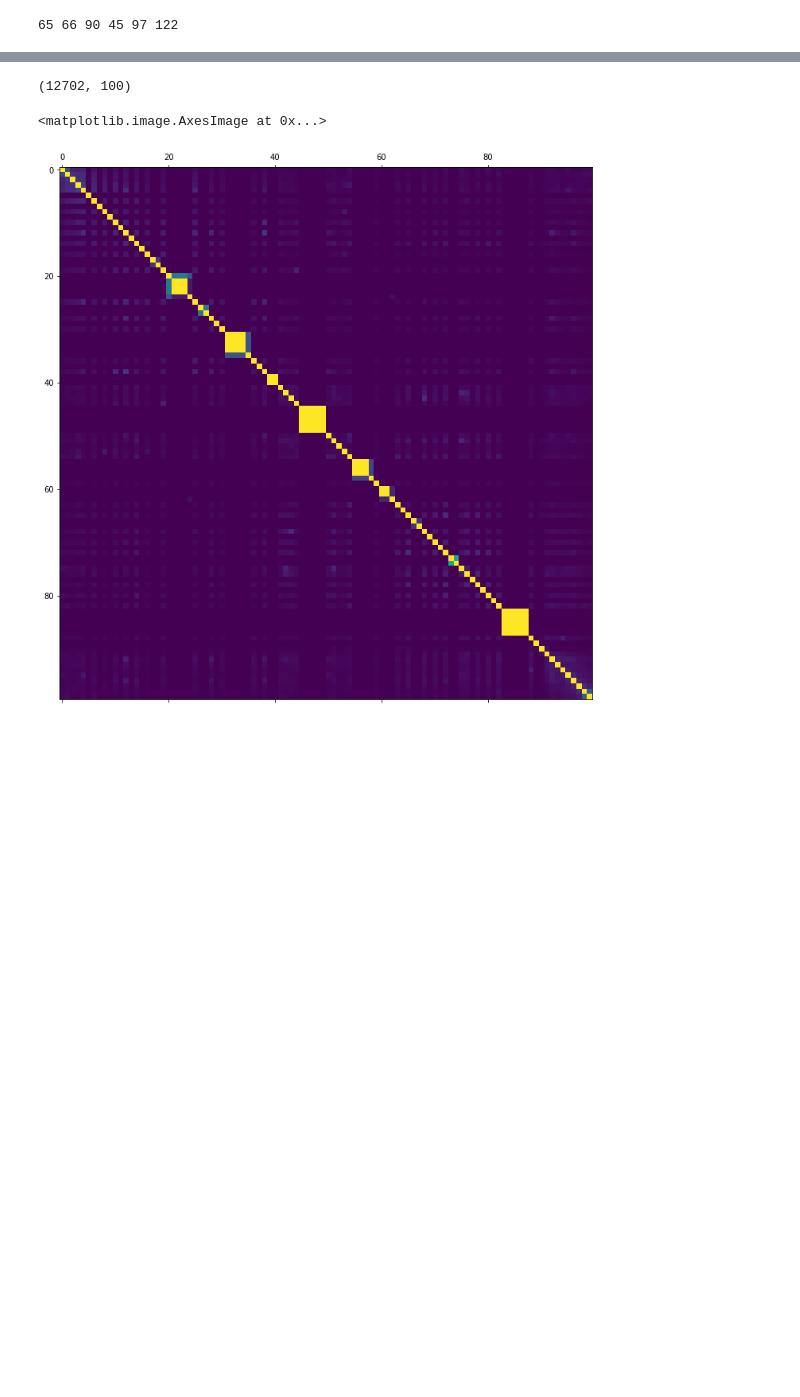
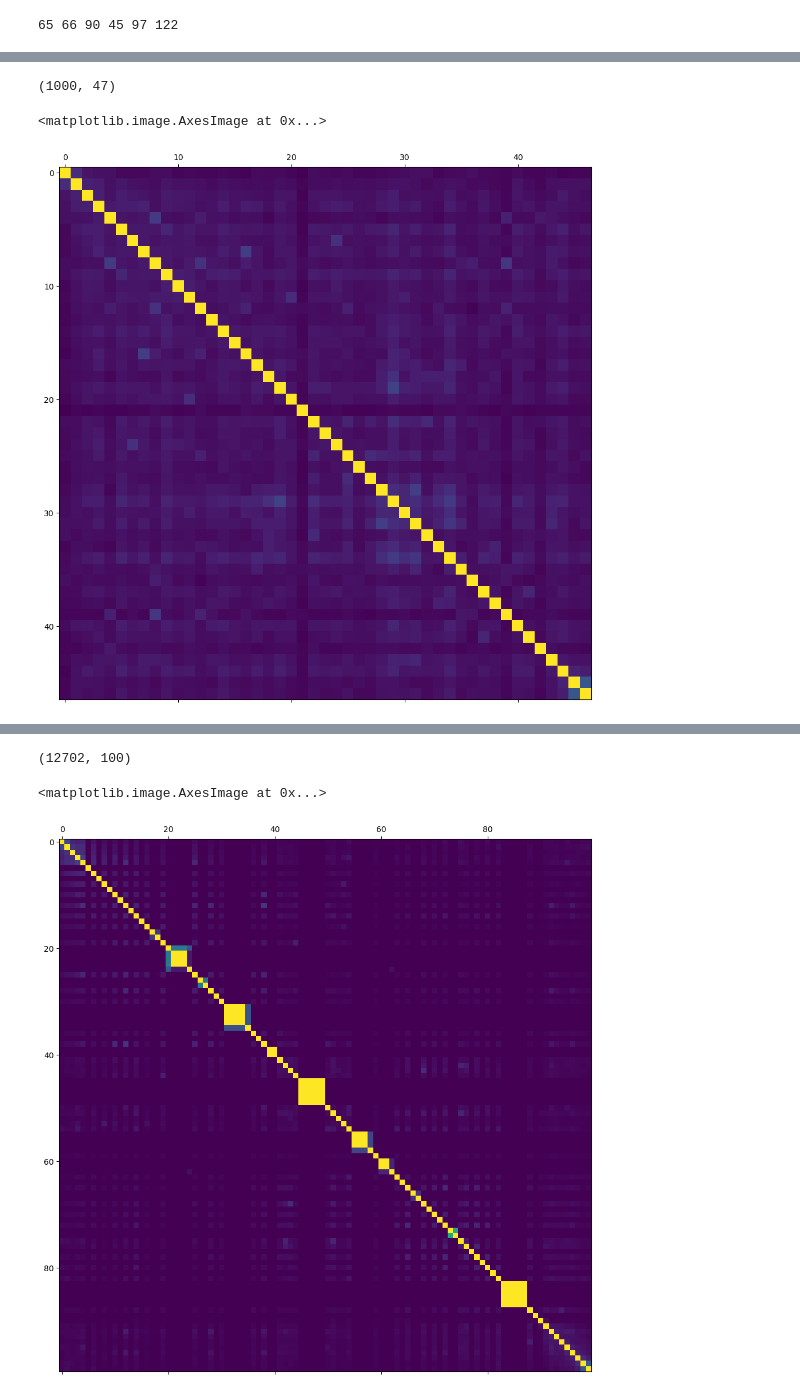
Before and after one commit to ArtKomarov/ComputationalBiology, a Jupyter notebook: PredProtStruct/PredProtStruct.ipynb, the cells around one changed output, grey strips where cells are left out. Drawn from its saved outputs; the diff is of its cells as text; code cells hidden in the pictures; blank space fills up the shorter version.

```diff
--- a/PredProtStruct/PredProtStruct.ipynb
+++ b/PredProtStruct/PredProtStruct.ipynb
@@ -74,0 +100,37 @@ True
+# %%
+seq_matrix_filtered.shape
+# %% [output]
+(1000, 47)
+# %%
+from sklearn.metrics import mutual_info_score, adjusted_mutual_info_score, normalized_mutual_info_score
+
+def get_mi_table(seq_matrix):
+    mi_table_size = seq_matrix.shape[1]
+    mi_table = np.empty([mi_table_size, mi_table_size])
+
+    for i in range(mi_table_size):
+        for j in range(mi_table_size):
+            mi_table[i, j] = normalized_mutual_info_score(seq_matrix[:, i], seq_matrix[:, j])
+    return mi_table
+
+def get_mi_table_exclude_unknown(seq_matrix):
+    mi_table_size = seq_matrix.shape[1]
+    mi_table = np.empty([mi_table_size, mi_table_size])
+
+    for i in range(mi_table_size):
+        for j in range(mi_table_size):
+            col_i_filtered = np.array([], dtype=int)
+            col_j_filtered = np.array([], dtype=int)
+            for k in range(len(seq_matrix[:, j])):
+                if seq_matrix[:, i][k] != 0 and seq_matrix[:, j][k] != 0:
+                    col_i_filtered = np.append(col_i_filtered, seq_matrix[:, i][k])
+                    col_j_filtered = np.append(col_j_filtered, seq_matrix[:, j][k])
+            mi_table[i, j] = normalized_mutual_info_score(col_i_filtered, col_j_filtered)
+    return mi_table
+# %%
+mi_table = get_mi_table(seq_matrix_filtered)
+plt.figure(figsize=[10, 10])
+plt.matshow(mi_table, fignum=1)
+# %% [output]
+<matplotlib.image.AxesImage at 0x...>
+[figure, added]
```
Also changed, not shown: parts of 14 cells of this notebook, 2 other files.
